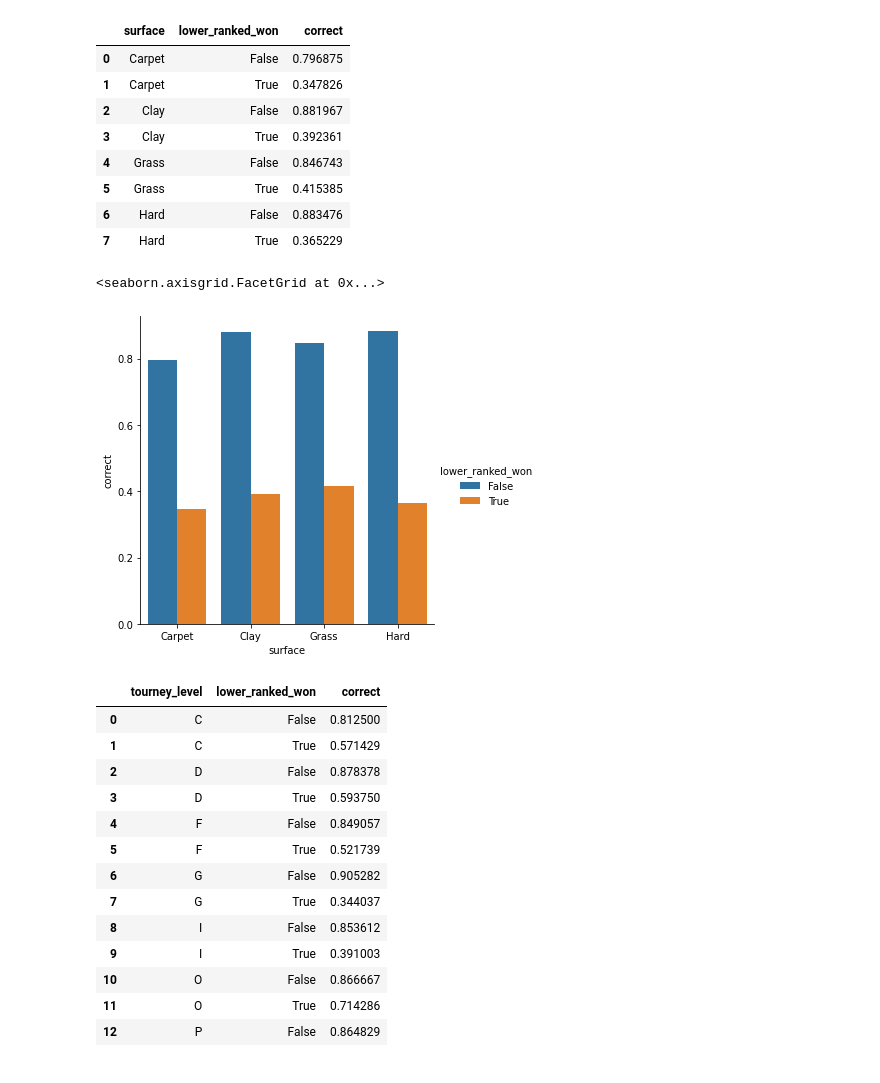
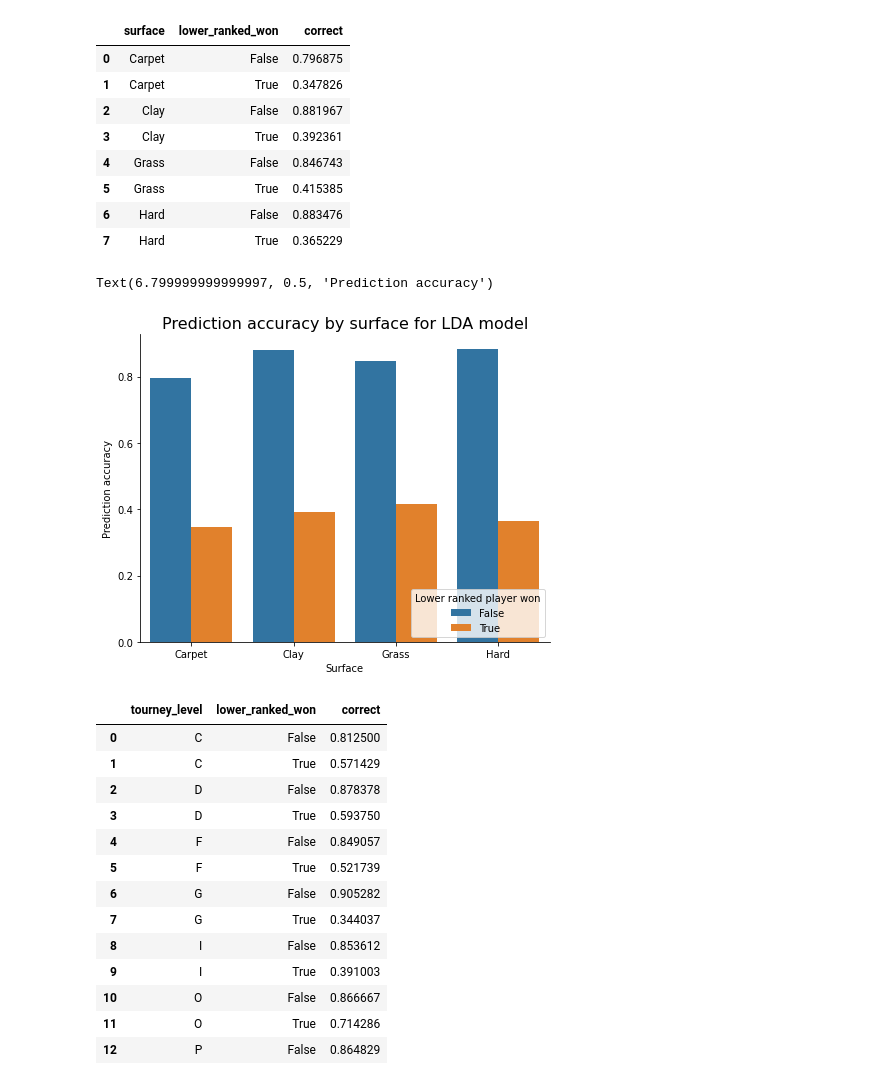
Before and after one commit to nickdevin/Tennis_Predicting, a Jupyter notebook: capstone_final.ipynb, the cells around one changed output. Drawn from its saved outputs; the diff is of its cells as text; code cells hidden in the pictures.

```diff
--- a/capstone_final.ipynb
+++ b/capstone_final.ipynb
@@ -1384,15 +1390,23 @@ surfaces_accuracy
 | 5 | Grass | True | 0.415385 |
 | 6 | Hard | False | 0.883476 |
 | 7 | Hard | True | 0.365229 |
-# %%
-sns.catplot(data = surfaces_accuracy,
-            x = 'surface',
-            y = 'correct',
-            hue = 'lower_ranked_won',
-            kind = 'bar')
-# %% [output]
-<seaborn.axisgrid.FacetGrid at 0x...>
-[figure, removed]
+# %%
+sns.catplot(data = surfaces_accuracy,
+            x = 'surface',
+            y = 'correct',
+            hue = 'lower_ranked_won',
+            kind = 'bar',
+            legend = False,
+            height = 5,
+            aspect = 1.3)
+
+plt.title('Prediction accuracy by surface for LDA model', size = 16)
+plt.legend(title = 'Lower ranked player won', loc = 'lower right')
+plt.xlabel('Surface')
+plt.ylabel('Prediction accuracy')
+# %% [output]
+Text(6.799999999999997, 0.5, 'Prediction accuracy')
+[figure, added]
 # %%
 levels_accuracy = pred_rows.groupby(['tourney_level', 'lower_ranked_won']).agg({'correct': 'mean'}).reset_index()
 levels_accuracy
```
Also changed, not shown: parts of 147 cells of this notebook.
